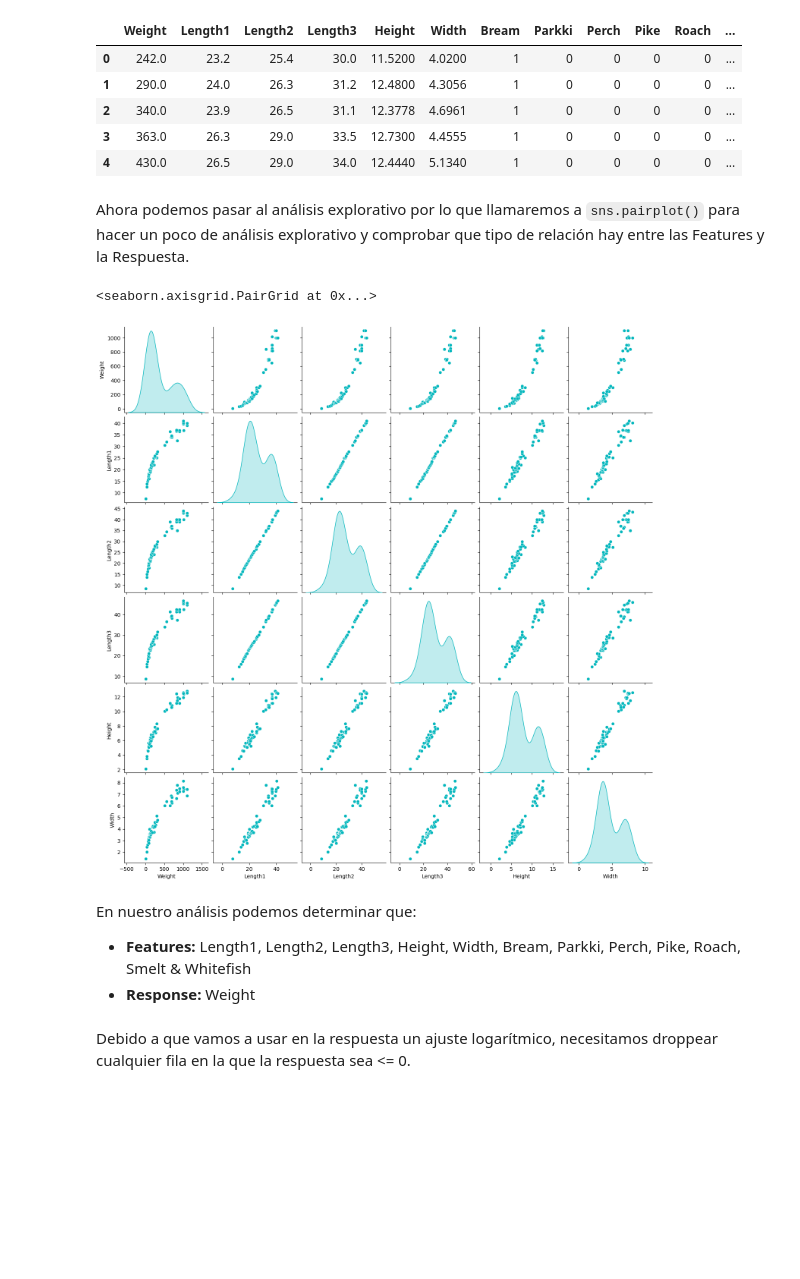
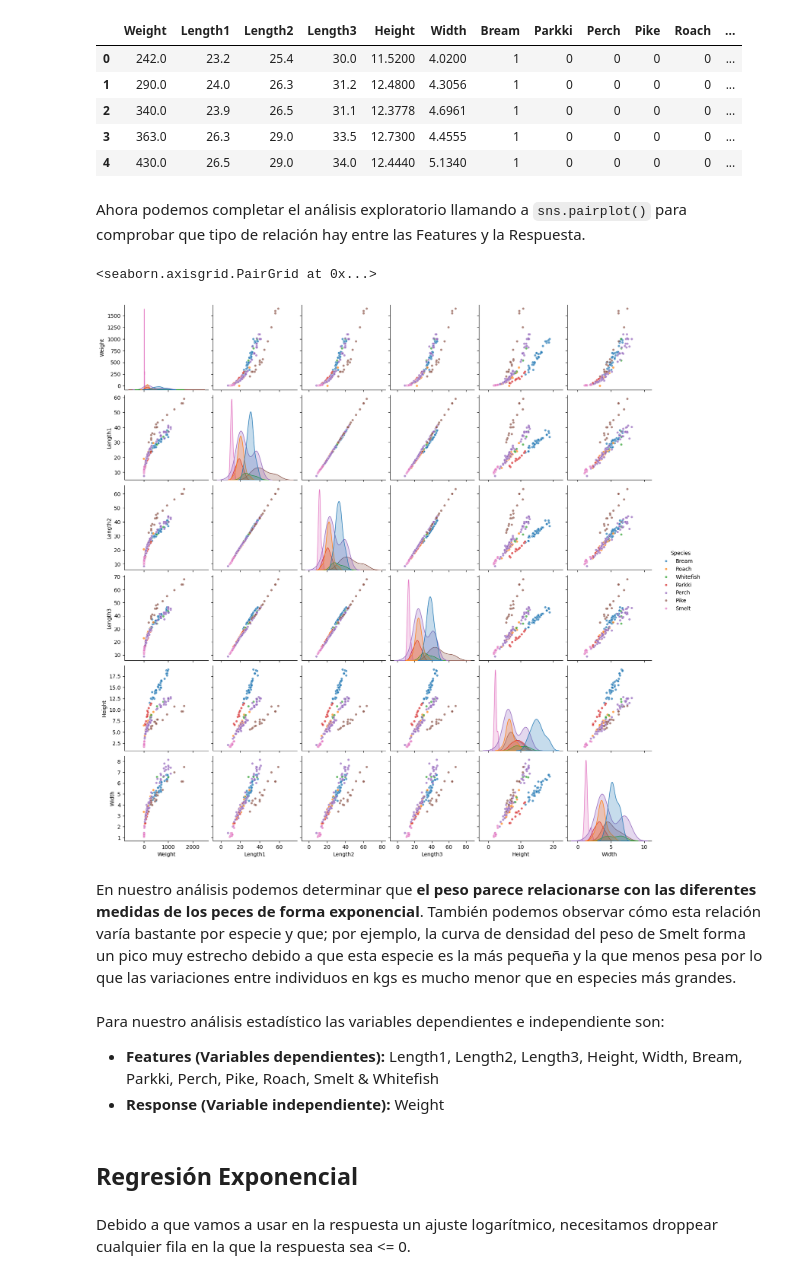
Before and after one commit to Pancreas9000/DATA-SCIENCE-PROJECTS, a Jupyter notebook: Fish/pez.ipynb, the cells around one changed output. Drawn from its saved outputs; the diff is of its cells as text; code cells hidden in the pictures; blank space fills up the shorter version.

```diff
--- a/Fish/pez.ipynb
+++ b/Fish/pez.ipynb
@@ -91,18 +97,20 @@ fish.head()
 | 3 | 363.0 | 26.3 | 29.0 | 33.5 | 12.7300 | 4.4555 | 1 | 0 | 0 | 0 | 0 | ... |
 | 4 | 430.0 | 26.5 | 29.0 | 34.0 | 12.4440 | 5.1340 | 1 | 0 | 0 | 0 | 0 | ... |
 # %% [markdown]
-Ahora podemos pasar al análisis explorativo por lo que llamaremos a `sns.pairplot()` para hacer un poco de análisis explorativo y comprobar que tipo de relación hay entre las Features y la Respuesta.
+Ahora podemos completar el análisis exploratorio llamando a `sns.pairplot()` para comprobar que tipo de relación hay entre las Features y la Respuesta.
 # %%
-sns.pairplot(fish[fish['Perch']==1][['Weight','Length1','Length2','Length3','Height','Width']],diag_kind= 'kde' ,
-             plot_kws={'color': '#04b7bd',},
-             diag_kws={'color': '#04b7bd'})
+sns.pairplot(df,diag_kind= 'kde' ,hue = 'Species',plot_kws={'s': 20,'alpha':0.7})
 # %% [output]
 <seaborn.axisgrid.PairGrid at 0x...>
-[figure, old version]
+[figure, new version]
 # %% [markdown]
-En nuestro análisis podemos determinar que:
-- __Features:__ Length1, Length2, Length3, Height,	Width, Bream, Parkki,	Perch, Pike, Roach, Smelt &	Whitefish
-- __Response:__ Weight
+En nuestro análisis podemos determinar que __el peso parece relacionarse con las diferentes medidas de los peces de forma exponencial__. También podemos observar cómo esta relación varía bastante por especie y que; por ejemplo, la curva de densidad del peso de Smelt forma un pico muy estrecho debido a que esta especie es la más pequeña y la que menos pesa por lo que las variaciones entre individuos en kgs es mucho menor que en especies más grandes.
+# %% [markdown]
+Para nuestro análisis estadístico las variables dependientes e independiente son:
+- __Features (Variables dependientes):__ Length1, Length2, Length3, Height,	Width, Bream, Parkki,	Perch, Pike, Roach, Smelt &	Whitefish
+- __Response (Variable independiente):__ Weight
+# %% [markdown]
+## Regresión Exponencial
 # %% [markdown]
 Debido a que vamos a usar en la respuesta un ajuste logarítmico, necesitamos droppear cualquier fila en la que la respuesta sea <= 0.
 # %%
```
Also changed, not shown: parts of 55 cells of this notebook, 2 other files.
